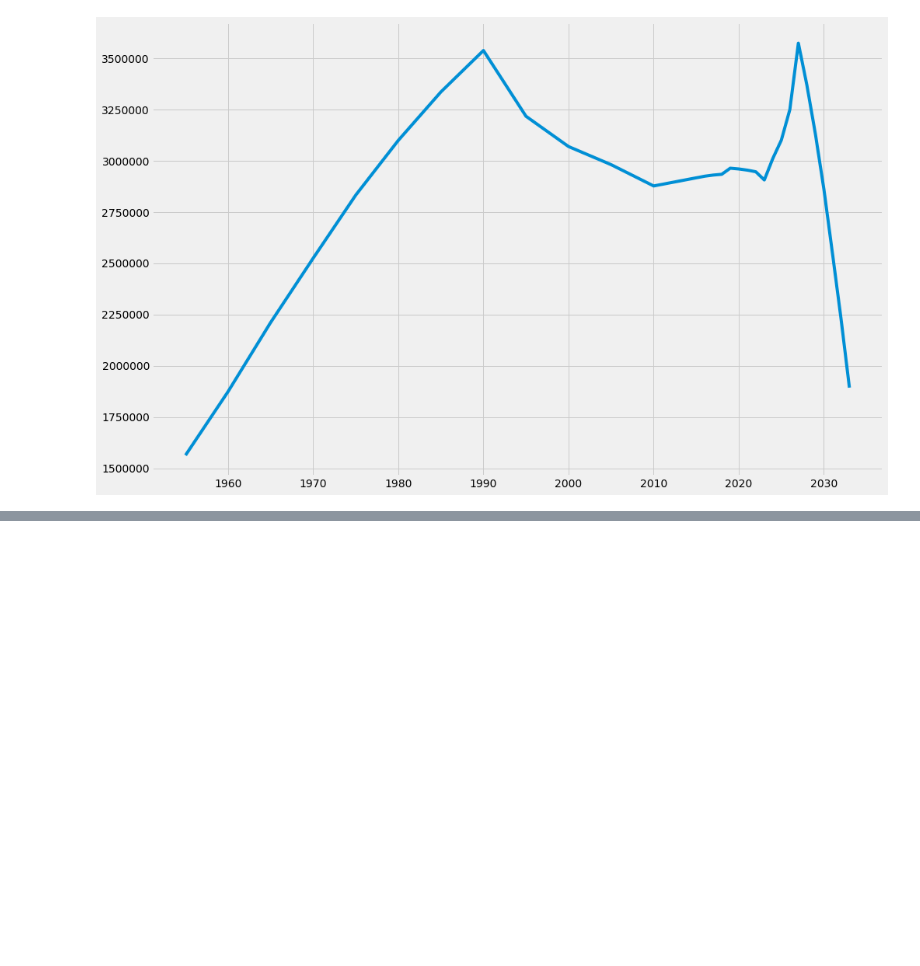
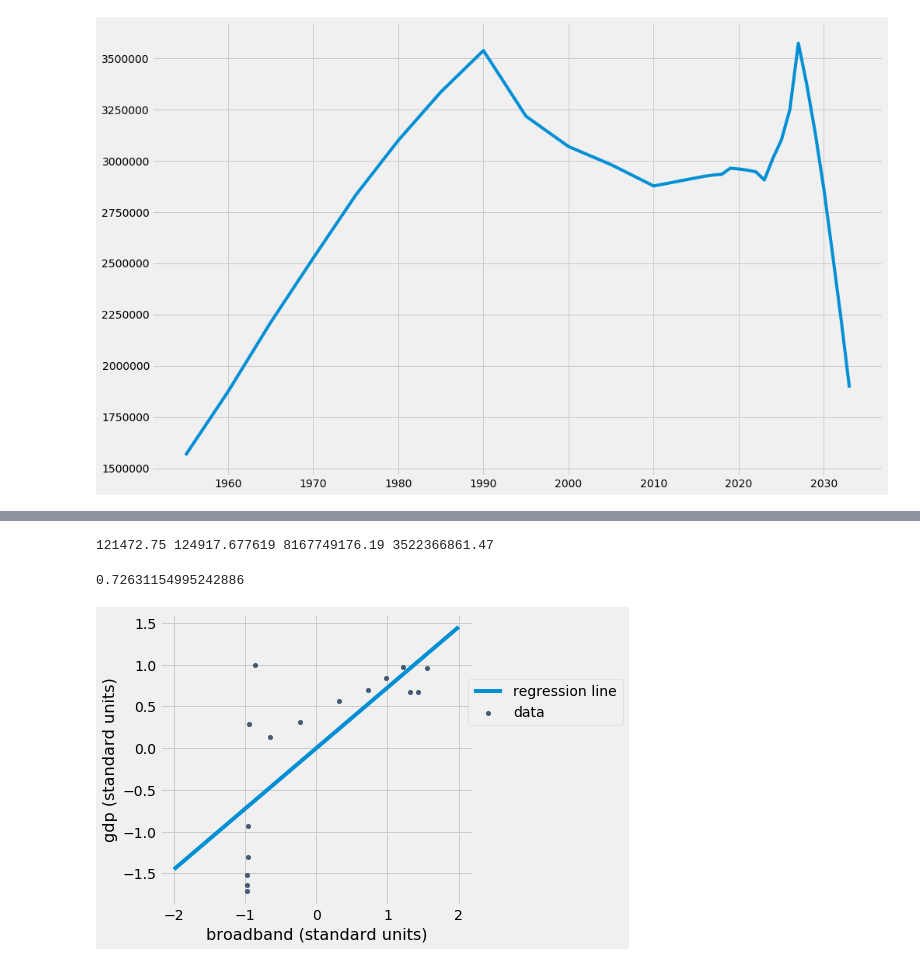
Before and after one commit to ArturAyvazyanTUMO/pdsfp, a Jupyter notebook: app.ipynb, the cells around one changed output, grey strips where cells are left out. Saved outputs shown, nothing was run; the diff lists cells and outputs as text; code cells hidden in the pictures; blank space fills up the shorter version.

```diff
--- a/app.ipynb
+++ b/app.ipynb
@@ -217,0 +231,40 @@ plt.show()
+# %%
+broadband_mean = np.mean(newt.column(0))
+broadband_std = np.std(newt.column(0))
+gdp_mean = np.mean(newt.column(1))
+gdp_std = np.std(newt.column(1))
+print(broadband_mean,
+broadband_std,
+gdp_mean,
+gdp_std)
+
+#table_standart = Table().with_columns(
+   # "broadband (standard units)", (newt.column(0) - broadband_mean) / broadband_std,
+  #  "gdp (standard units)", (newt.column(1) - gdp_mean) / gdp_std
+#)
+#table_standart
+# %% [output]
+121472.75 124917.677619 8167749176.19 3522366861.47
+# %%
+r = np.mean(table_standart.column(0)*table_standart.column(1))
+# %%
+r
+# %% [output]
+0.72631154995242886
+# %%
+def plot_data_and_line(dataset, x, y, point_0, point_1):
+    """Makes a scatter plot of the dataset, along with a line passing through two points."""
+    dataset.scatter(x, y, label="data")
+    xs, ys = zip(point_0, point_1)
+    plt.plot(xs, ys, label="regression line")
+    plt.legend(bbox_to_anchor=(1.5,.8))
+
+plt.rcParams['figure.figsize']=[15,10]
+
+plot_data_and_line(table_standart,
+                   0,
+                   1,
+                   [-2, -2*r],
+                   [2, 2*r])
+# %% [output]
+[figure, added]
```
Also changed, not shown: parts of 8 cells of this notebook, 50 other files.
